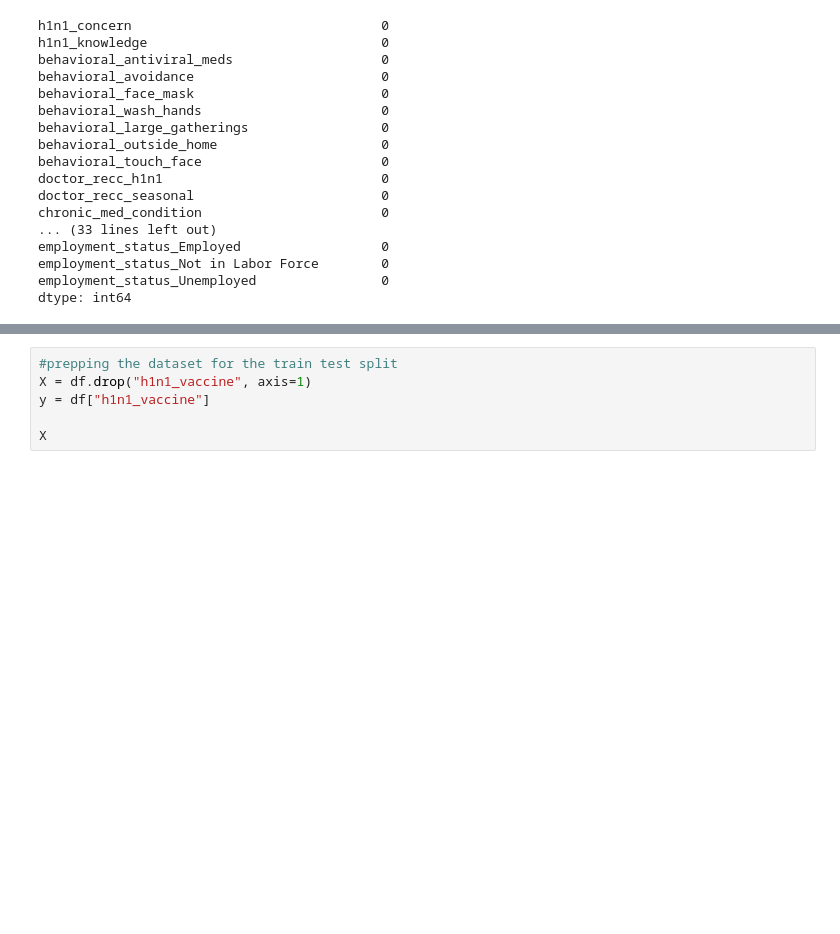
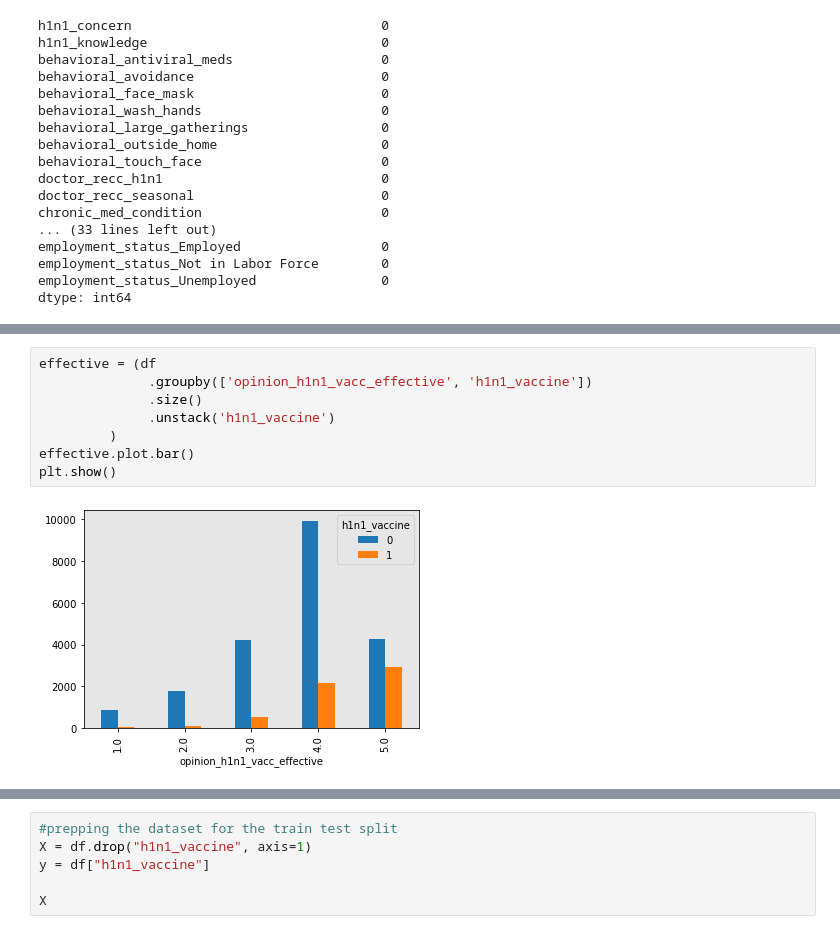
Before and after one commit to lpb3393/predict-flu-vaccine, a Jupyter notebook: predict-flu-vaccines.ipynb, the cells around one changed output, grey strips where cells are left out. Drawn from its saved outputs; the diff is of its cells as text; blank space fills up the shorter version.

```diff
--- a/predict-flu-vaccines.ipynb
+++ b/predict-flu-vaccines.ipynb
@@ -282,0 +306,10 @@ plt.show()
+# %%
+effective = (df
+              .groupby(['opinion_h1n1_vacc_effective', 'h1n1_vaccine'])
+              .size()
+              .unstack('h1n1_vaccine')
+         )
+effective.plot.bar()
+plt.show()
+# %% [output]
+[figure, added]
```
Also changed, not shown: parts of 11 cells of this notebook.
